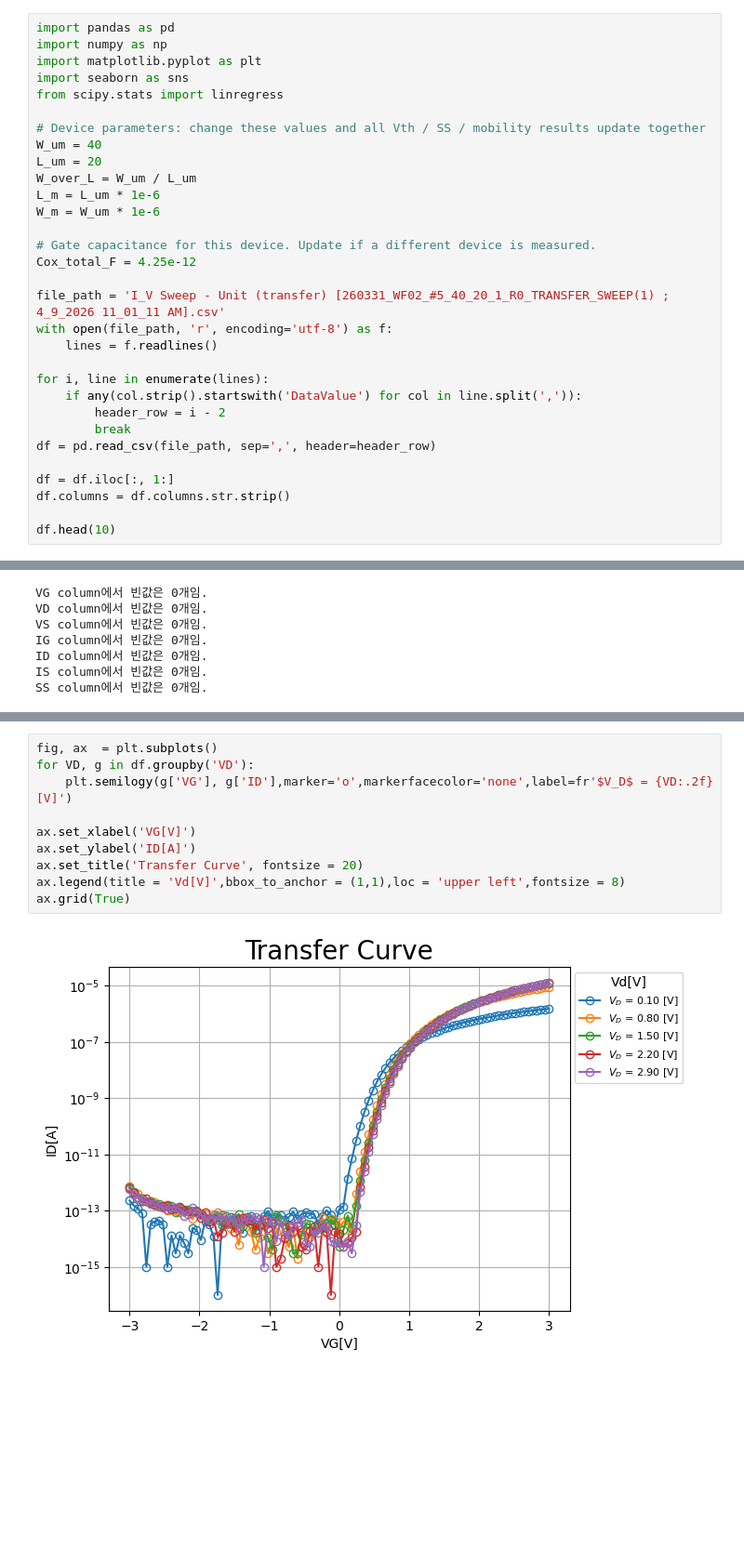
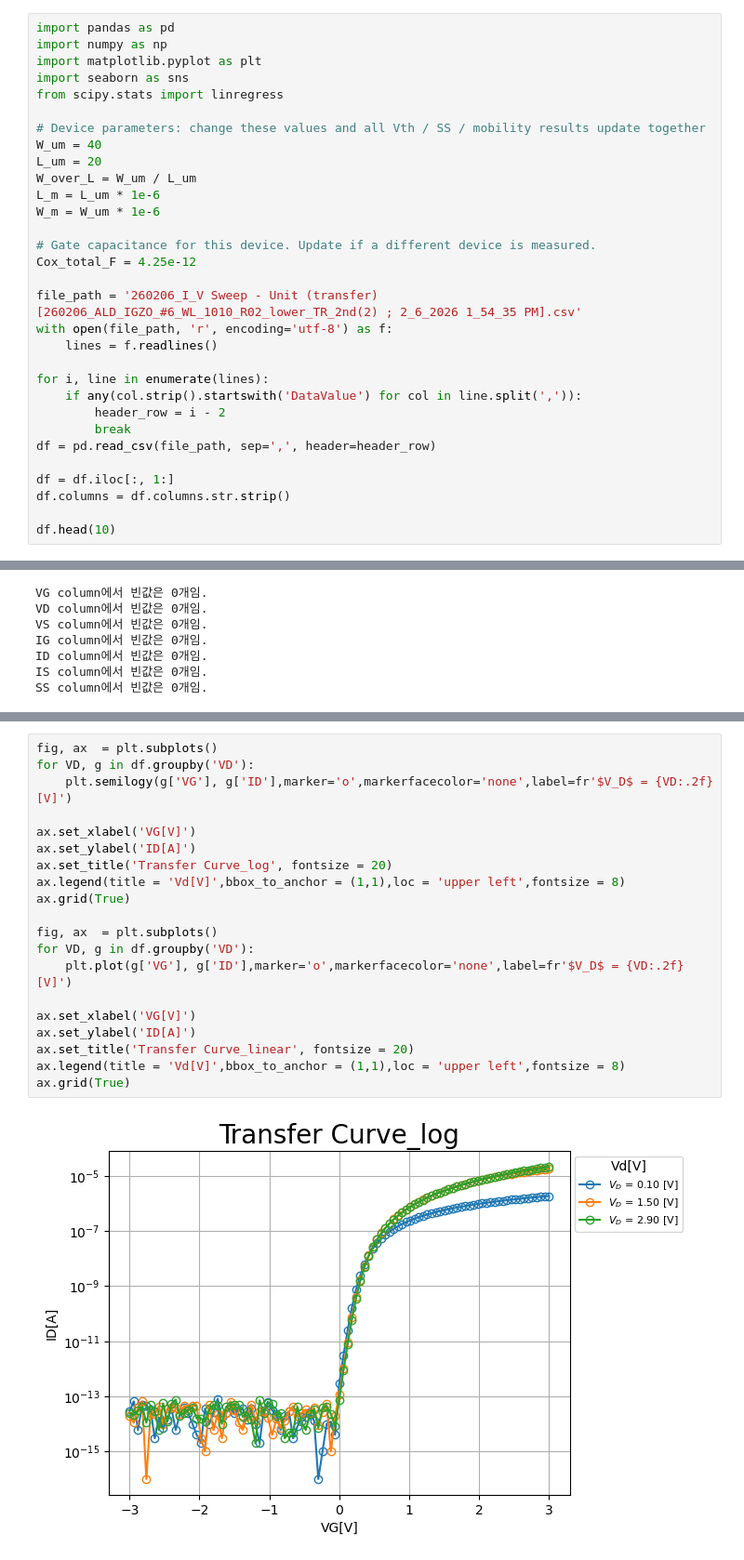
Before and after one commit to whdals4273/whdals, a Jupyter notebook: ★★★251228_transfer_curve_all.ipynb, the cells around one changed output, grey strips where cells are left out. Shown at 93% size. Drawn from its saved outputs; the diff is of its cells as text; blank space fills up the shorter version.

```diff
--- a/★★★251228_transfer_curve_all.ipynb
+++ b/★★★251228_transfer_curve_all.ipynb
@@ -15,7 +17,7 @@ W_m = W_um * 1e-6
 # Gate capacitance for this device. Update if a different device is measured.
 Cox_total_F = 4.25e-12
 
-file_path = 'I_V Sweep - Unit (transfer) [260331_WF02_#5_40_20_1_R0_TRANSFER_SWEEP(1) ; 4_9_2026 11_01_11 AM].csv'
+file_path = '260206_I_V Sweep - Unit (transfer) [260206_ALD_IGZO_#6_WL_1010_R02_lower_TR_2nd(2) ; 2_6_2026 1_54_35 PM].csv'
 with open(file_path, 'r', encoding='utf-8') as f:
     lines = f.readlines()
 
@@ -67,12 +69,22 @@ SS column에서 빈값은 0개임.
 # %%
 fig, ax  = plt.subplots()
 for VD, g in df.groupby('VD'):
     plt.semilogy(g['VG'], g['ID'],marker='o',markerfacecolor='none',label=fr'$V_D$ = {VD:.2f} [V]')
 
 ax.set_xlabel('VG[V]')
 ax.set_ylabel('ID[A]')
-ax.set_title('Transfer Curve', fontsize = 20)
+ax.set_title('Transfer Curve_log', fontsize = 20)
 ax.legend(title = 'Vd[V]',bbox_to_anchor = (1,1),loc = 'upper left',fontsize = 8)
 ax.grid(True)
+
+fig, ax  = plt.subplots()
+for VD, g in df.groupby('VD'):
+    plt.plot(g['VG'], g['ID'],marker='o',markerfacecolor='none',label=fr'$V_D$ = {VD:.2f} [V]')
+
+ax.set_xlabel('VG[V]')
+ax.set_ylabel('ID[A]')
+ax.set_title('Transfer Curve_linear', fontsize = 20)
+ax.legend(title = 'Vd[V]',bbox_to_anchor = (1,1),loc = 'upper left',fontsize = 8)
+ax.grid(True)
 # %% [output]
-[figure, old version]
+[figure, new version]
```
Also changed, not shown: parts of 16 cells of this notebook, 7 other files.
